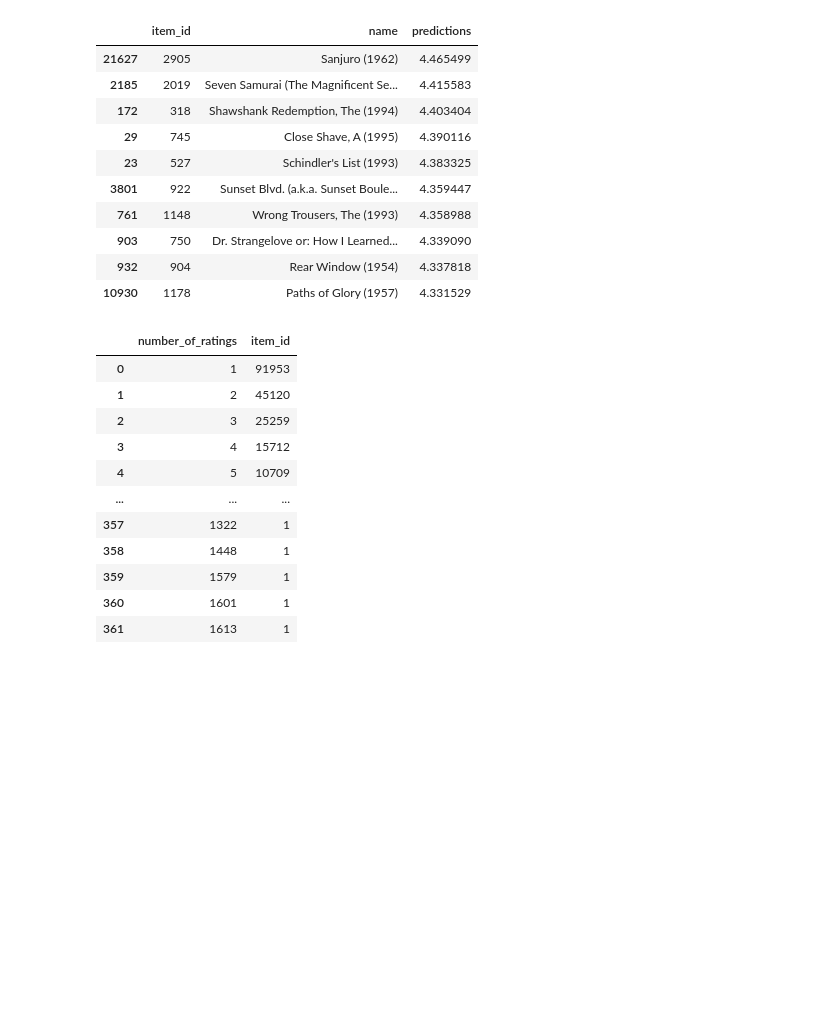
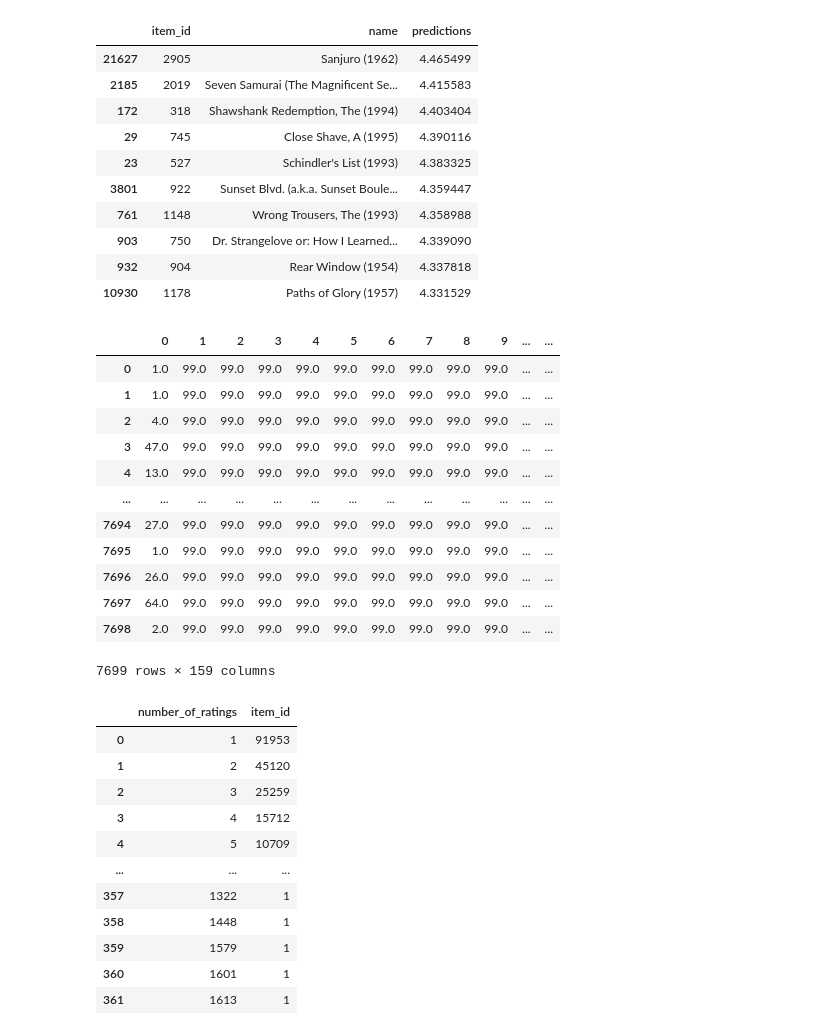
Before and after one commit to gorky22/BP-app, a Jupyter notebook: tmp2.ipynb, the cells around one changed output. Cells and saved outputs as stored; diff of their text form; code cells hidden in the pictures; blank space fills up the shorter version.

```diff
--- a/tmp2.ipynb
+++ b/tmp2.ipynb
@@ -102,8 +102,24 @@ top_10 = [[a]+[b] for a,b in zip(x.name.to_list() ,x.predictions.to_list())]
 
 rated = [[a]+[b] for a,b in zip(tmp.reset_index().predictions.astype("str").to_list() ,tmp.item_id.to_list())]
 # %%
-df2 = pd.read_excel("/Users/damiangorcak/Downloads/jokes.xlsx",header=None)
-df2 = df2.rename(columns={0:"name"})
+import pandas as pd
+df3 = pd.read_excel("/Users/damiangorcak/Downloads/jokes_data.xlsx",header=None)
+
+df3
+# %% [output]
+|  | 0 | 1 | 2 | 3 | 4 | 5 | 6 | 7 | 8 | 9 | ... | ... |
+| 0 | 1.0 | 99.0 | 99.0 | 99.0 | 99.0 | 99.0 | 99.0 | 99.0 | 99.0 | 99.0 | ... | ... |
+| 1 | 1.0 | 99.0 | 99.0 | 99.0 | 99.0 | 99.0 | 99.0 | 99.0 | 99.0 | 99.0 | ... | ... |
+| 2 | 4.0 | 99.0 | 99.0 | 99.0 | 99.0 | 99.0 | 99.0 | 99.0 | 99.0 | 99.0 | ... | ... |
+| 3 | 47.0 | 99.0 | 99.0 | 99.0 | 99.0 | 99.0 | 99.0 | 99.0 | 99.0 | 99.0 | ... | ... |
+| 4 | 13.0 | 99.0 | 99.0 | 99.0 | 99.0 | 99.0 | 99.0 | 99.0 | 99.0 | 99.0 | ... | ... |
+| ... | ... | ... | ... | ... | ... | ... | ... | ... | ... | ... | ... | ... |
+| 7694 | 27.0 | 99.0 | 99.0 | 99.0 | 99.0 | 99.0 | 99.0 | 99.0 | 99.0 | 99.0 | ... | ... |
+| 7695 | 1.0 | 99.0 | 99.0 | 99.0 | 99.0 | 99.0 | 99.0 | 99.0 | 99.0 | 99.0 | ... | ... |
+| 7696 | 26.0 | 99.0 | 99.0 | 99.0 | 99.0 | 99.0 | 99.0 | 99.0 | 99.0 | 99.0 | ... | ... |
+| 7697 | 64.0 | 99.0 | 99.0 | 99.0 | 99.0 | 99.0 | 99.0 | 99.0 | 99.0 | 99.0 | ... | ... |
+| 7698 | 2.0 | 99.0 | 99.0 | 99.0 | 99.0 | 99.0 | 99.0 | 99.0 | 99.0 | 99.0 | ... | ... |
+7699 rows × 159 columns
 # %%
 df2["joke_id"] = df2.index
 df2["joke_id"] = df2["joke_id"] + 1
```
Also changed, not shown: parts of 13 cells of this notebook, 11 other files.
